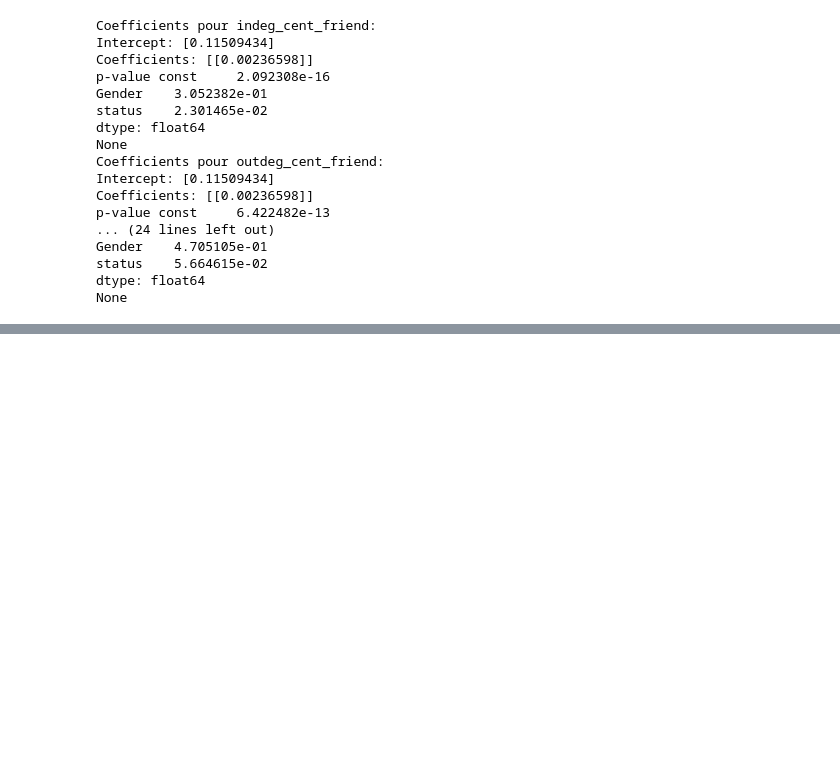
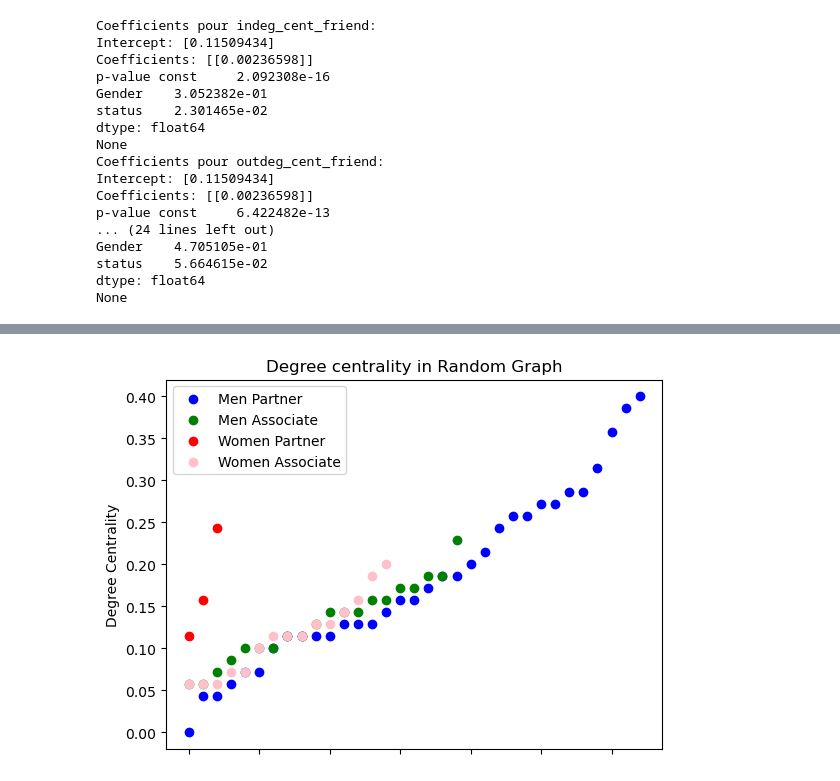
Before and after one commit to jmeynent/R-seaux, a Jupyter notebook: Code.ipynb, the cells around one changed output, grey strips where cells are left out. Drawn from its saved outputs; the diff is of its cells as text; code cells hidden in the pictures; blank space fills up the shorter version.

```diff
--- a/Code.ipynb
+++ b/Code.ipynb
@@ -526,0 +852,39 @@ None
+# %%
+# Trier le dataframe par ordre croissant de degrés de centralité
+df_sorted = df_C_Node2.sort_values(by='Degree Centrality')
+
+# Créer une figure et des axes
+fig, ax = plt.subplots()
+
+# Définir les couleurs pour chaque attribut
+colors = {'men_partner': 'blue', 'men_associate': 'green', 'women_partner': 'red', 'women_associate': 'pink'}
+
+# Définir les couleurs pour chaque combinaison d'attribut et de statut
+colors = {(1,1): 'blue',
+          (1, 2): 'green',
+          (2, 1): 'red',
+          (2, 2): 'pink'}
+
+# Tracer les points pour toutes les combinaisons d'attribut et de statut avec des couleurs appropriées
+for (attribut, status), color in colors.items():
+    df_attribut = df_sorted[(df_sorted['Attribut'] == attribut) & (df_sorted['Status'] == status)]
+    ax.scatter(range(len(df_attribut)),
+               df_attribut['Degree Centrality'],
+               color=color,  label=f"{['men', 'women'][attribut-1].capitalize()} " \
+                                    f"{['partner', 'associate'][status-1].capitalize()}")
+
+# Ajouter les labels et le titre
+ax.set_xticklabels([])
+ax.set_ylabel('Degree Centrality')
+ax.set_title('Degree centrality in Random Graph')
+
+# Afficher la légende
+ax.legend()
+
+# Enregistrer le graphique
+plt.savefig("Graphs/degree_cowork_status.jpg")
+
+# Afficher le graphique
+plt.show()
+# %% [output]
+[figure, added]
```
Also changed, not shown: parts of 16 cells of this notebook, 4 other files.
